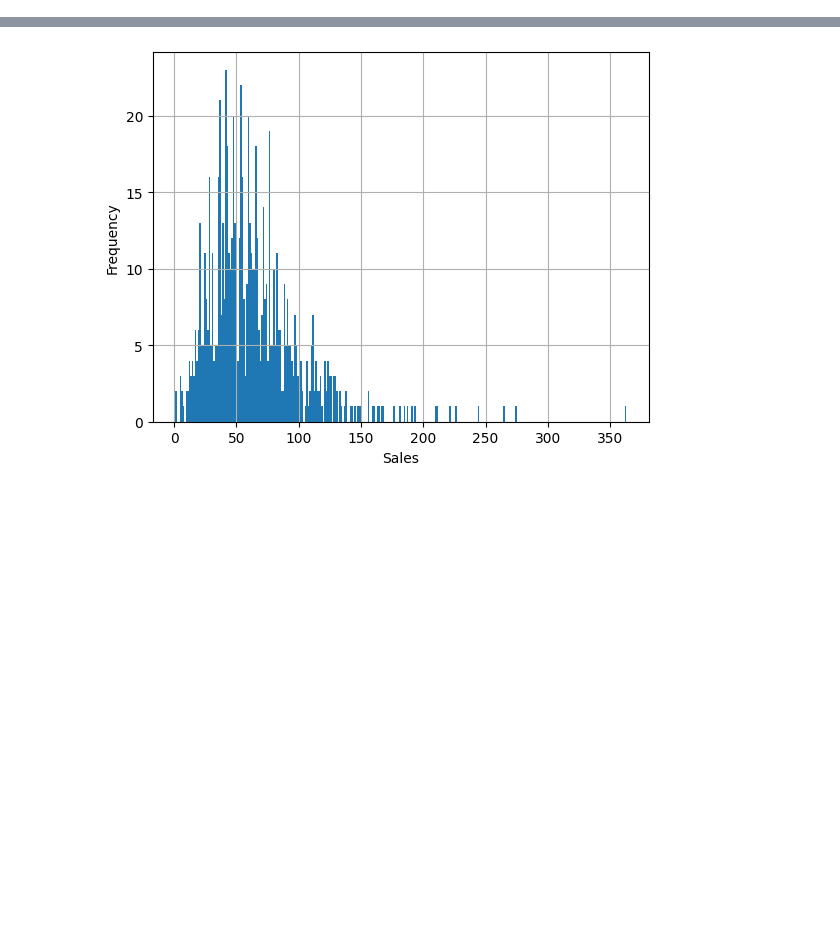
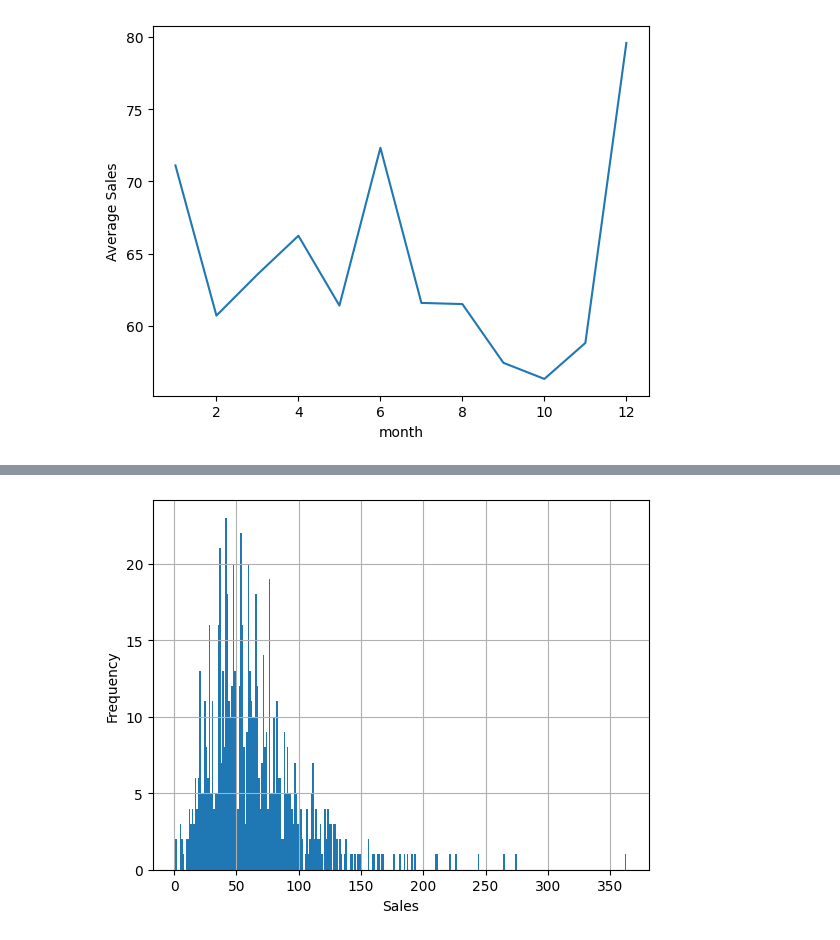
Before and after one commit to IvankaiKrisztian/Szakdolgozat, a Jupyter notebook: data/Explore.ipynb, the cells around one changed output, grey strips where cells are left out. Cells and saved outputs as stored; diff of their text form; code cells hidden in the pictures; blank space fills up the shorter version.

```diff
--- a/data/Explore.ipynb
+++ b/data/Explore.ipynb
@@ -17,6 +19,2 @@ sales_and_stock = pd.read_csv('Szakdoga_adat.csv')
-# %%
-sales_and_stock['date'] = pd.to_datetime(sales_and_stock['date'], format='%Y.%m.%d')
 # %%
-sales_and_stock['day_of_week'] = sales_and_stock['date'].dt.dayofweek + 1
-sales_and_stock['month'] = sales_and_stock['date'].dt.month
-sales_and_stock['year'] = sales_and_stock['date'].dt.year
+get_date_features(sales_and_stock)
@@ -63,0 +51,4 @@ plt.show()
+# %%
+plot_average_by_group(sales_and_stock, 'month')
+# %% [output]
+[figure, added]
```
Also changed, not shown: parts of 35 cells of this notebook, 11 other files.
